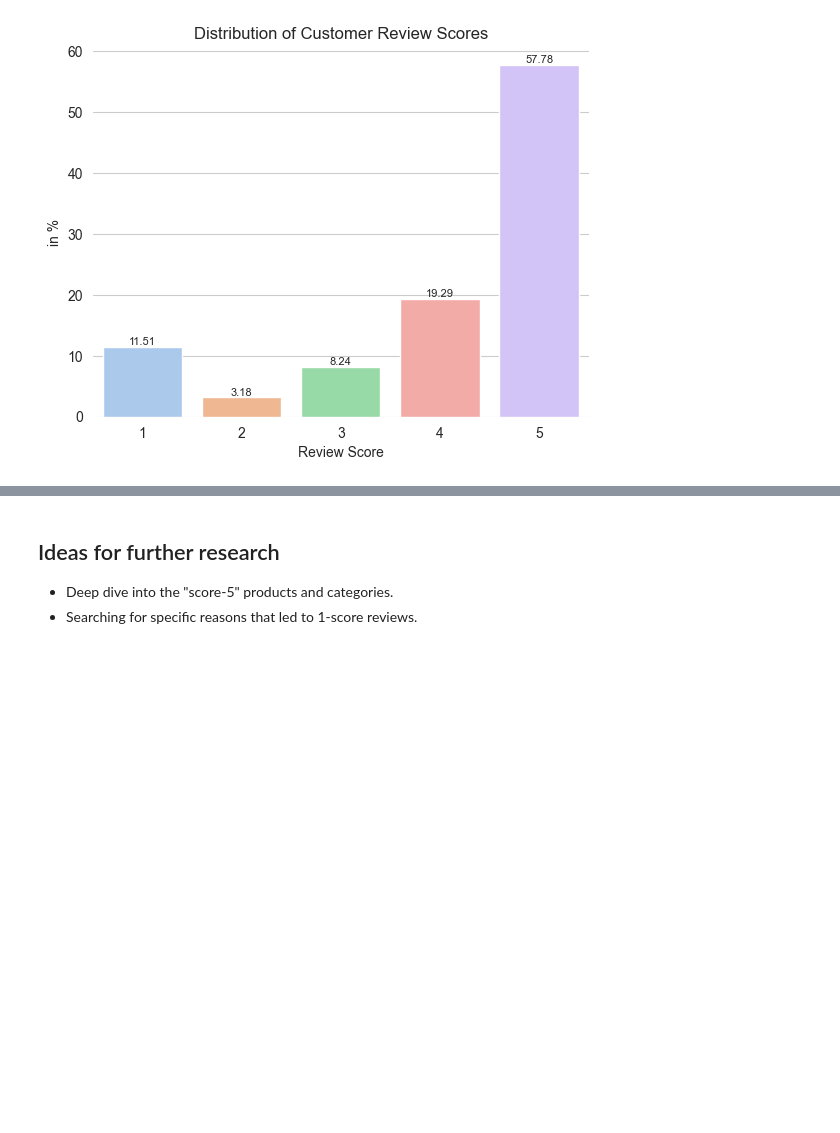
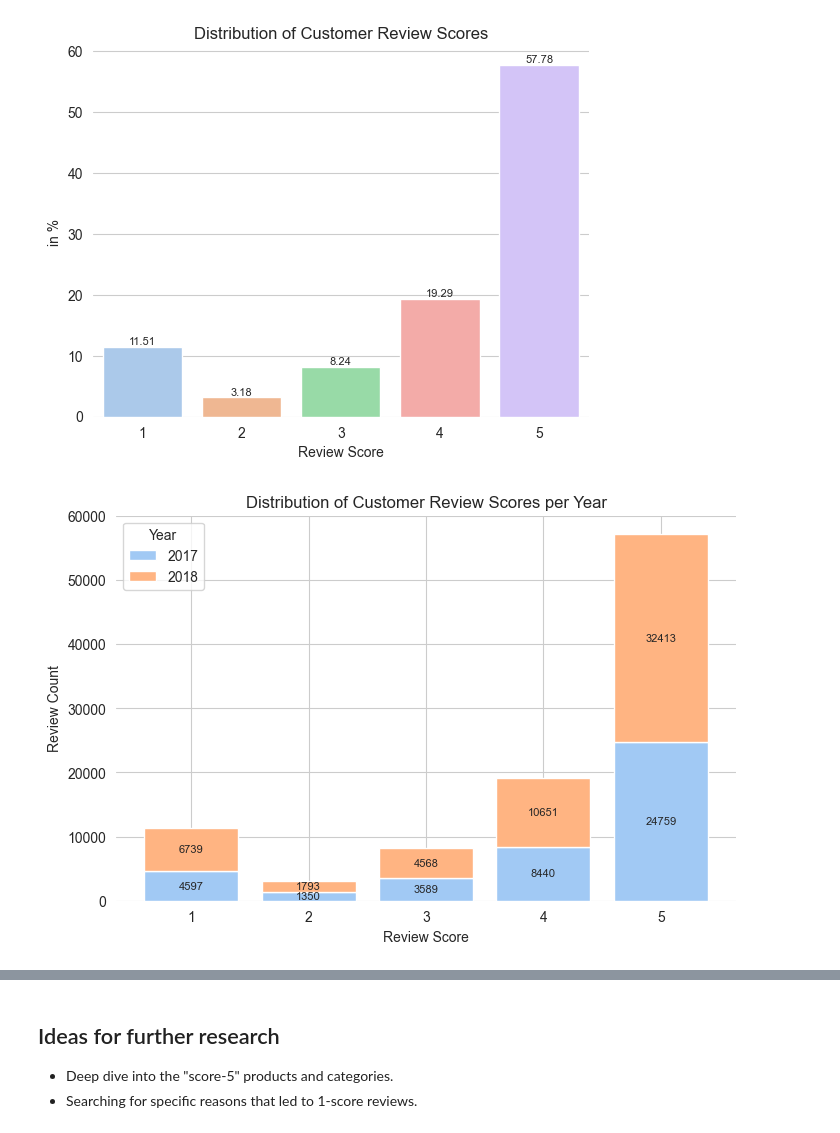
Before and after one commit to kerstin-guttenberger/olist-ecommerce-analysis, a Jupyter notebook: 01_Olist_analysis.ipynb, the cells around one changed output, grey strips where cells are left out. Saved outputs shown, nothing was run; the diff lists cells and outputs as text; code cells hidden in the pictures; blank space fills up the shorter version.

```diff
--- a/01_Olist_analysis.ipynb
+++ b/01_Olist_analysis.ipynb
@@ -191,3 +200,71 @@ sns.despine(top=True, right=True, left=True, bottom=True)
 plt.show()
 # %% [output]
 [figure]
+# %%
+fig, ax2 = plt.subplots(figsize=(8,5))
+
+ax2.bar(
+    df['review_score'],
+    df['Y_2017'],
+    label='2017',
+    color=sns.color_palette('pastel')[0]
+)
+
+ax2.bar(
+    df['review_score'],
+    df['Y_2018'],
+    bottom=df['Y_2017'],
+    label='2018',
+    color=sns.color_palette('pastel')[1]
+)
+
+plt.title('Distribution of Customer Review Scores per Year')
+
+ax2.set(
+    xlabel='Review Score',
+    ylabel='Review Count'
+)
+
+# Add labels inside/on bars
+for i in range(len(df)):
+
+    #Order of Scores needs to be reversed
+    reversed_df = df.iloc[::-1].iloc[i]
+
+    x_value = reversed_df['review_score']
+
+    y2017 = reversed_df['Y_2017']
+    y2018 = reversed_df['Y_2018']
+
+    # 2017 label
+    ax2.text(
+        x=x_value,
+        y=y2017 / 2,
+        s=str(int(y2017)),
+        ha='center',
+        va='center',
+        fontsize=8
+    )
+
+    # 2018 label
+    ax2.text(
+        x=x_value,
+        y=y2017 + (y2018 / 2),
+        s=str(int(y2018)),
+        ha='center',
+        va='center',
+        fontsize=8
+    )
+
+ax2.set(
+    xlabel='Review Score',
+    ylabel='Review Count'
+)
+sns.set_style('whitegrid')
+ax2.legend(title='Year')
+
+sns.despine(top=True, right=True, left=True, bottom=True)
+
+plt.show()
+# %% [output]
+[figure, added]
```
Also changed, not shown: parts of 3 cells of this notebook.
